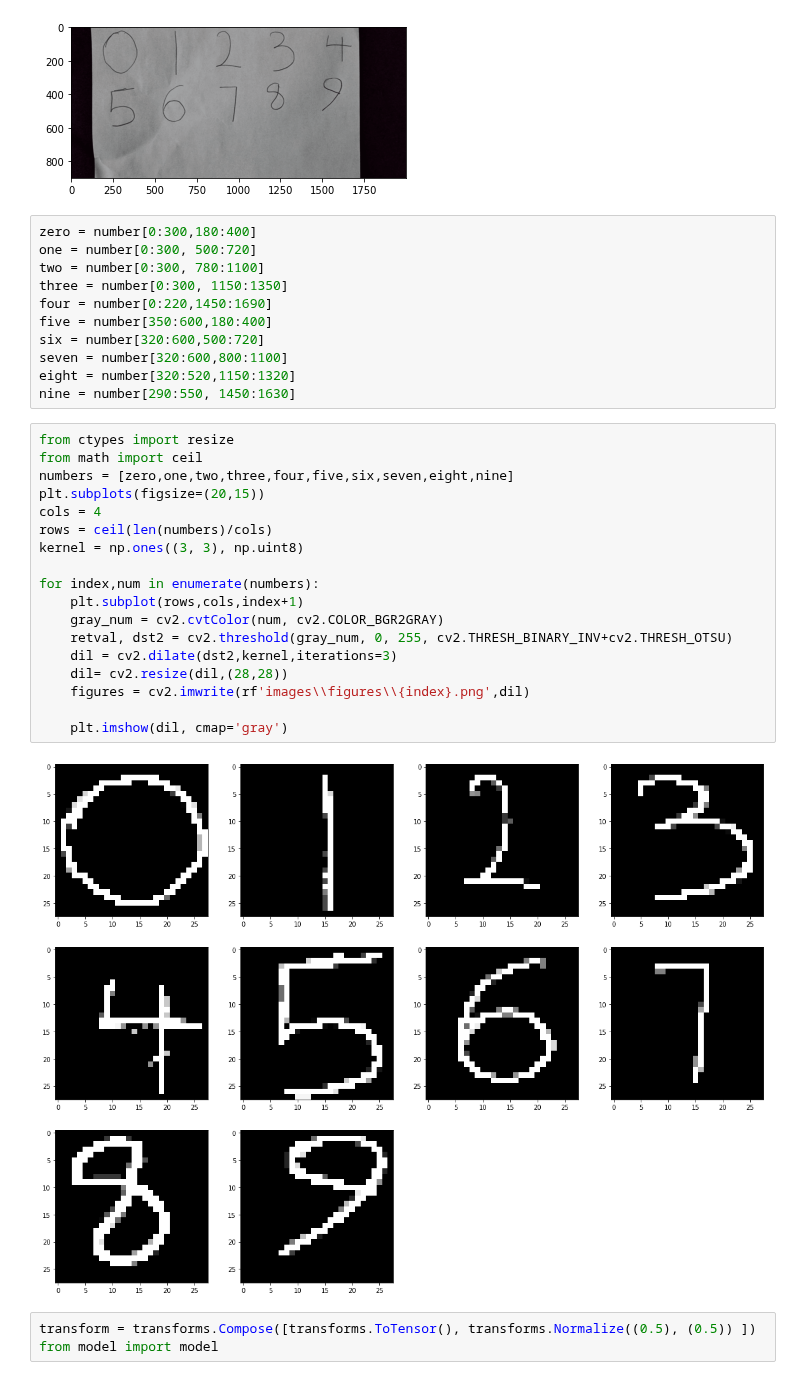
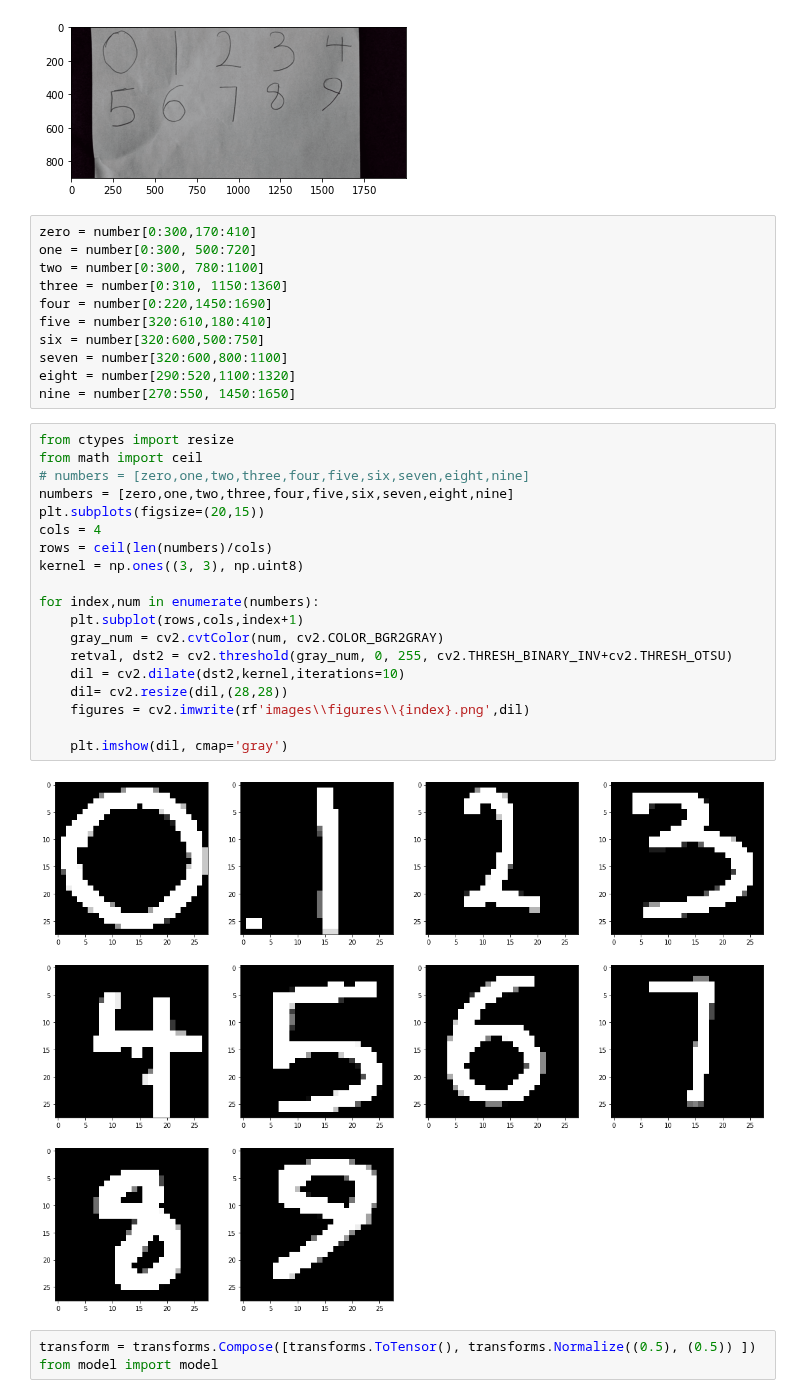
Before and after one commit to EuniceOyeniyi/stive_exercises, a Jupyter notebook: Chapter 03/02. MLP Muliclass classification (MNIST)/pred_nums.ipynb, the cells around one changed output. Saved outputs shown, nothing was run; the diff lists cells and outputs as text.

```diff
--- a/Chapter 03/02. MLP Muliclass classification (MNIST)/pred_nums.ipynb
+++ b/Chapter 03/02. MLP Muliclass classification (MNIST)/pred_nums.ipynb
@@ -27,36 +27,37 @@ plt.imshow(number)
 <matplotlib.image.AxesImage at 0x...>
 [figure]
 # %%
-zero = number[0:300,180:400]
+zero = number[0:300,170:410]
 one = number[0:300, 500:720]
 two = number[0:300, 780:1100]
-three = number[0:300, 1150:1350]
+three = number[0:310, 1150:1360]
 four = number[0:220,1450:1690]
-five = number[350:600,180:400]
-six = number[320:600,500:720]
+five = number[320:610,180:410]
+six = number[320:600,500:750]
 seven = number[320:600,800:1100]
-eight = number[320:520,1150:1320]
-nine = number[290:550, 1450:1630]
+eight = number[290:520,1100:1320]
+nine = number[270:550, 1450:1650]
 # %%
 from ctypes import resize
 from math import ceil
+# numbers = [zero,one,two,three,four,five,six,seven,eight,nine]
 numbers = [zero,one,two,three,four,five,six,seven,eight,nine]
 plt.subplots(figsize=(20,15))
 cols = 4
 rows = ceil(len(numbers)/cols)
 kernel = np.ones((3, 3), np.uint8)
 
 for index,num in enumerate(numbers):
     plt.subplot(rows,cols,index+1)
     gray_num = cv2.cvtColor(num, cv2.COLOR_BGR2GRAY)
     retval, dst2 = cv2.threshold(gray_num, 0, 255, cv2.THRESH_BINARY_INV+cv2.THRESH_OTSU)
-    dil = cv2.dilate(dst2,kernel,iterations=3)
+    dil = cv2.dilate(dst2,kernel,iterations=10)
     dil= cv2.resize(dil,(28,28))
     figures = cv2.imwrite(rf'images\\figures\\{index}.png',dil)
 
     plt.imshow(dil, cmap='gray')
 # %% [output]
-[figure, old version]
+[figure, new version]
 # %%
 transform = transforms.Compose([transforms.ToTensor(), transforms.Normalize((0.5), (0.5)) ])
 from model import model
```
Also changed, not shown: parts of 1 cell of this notebook, 10 other files.
